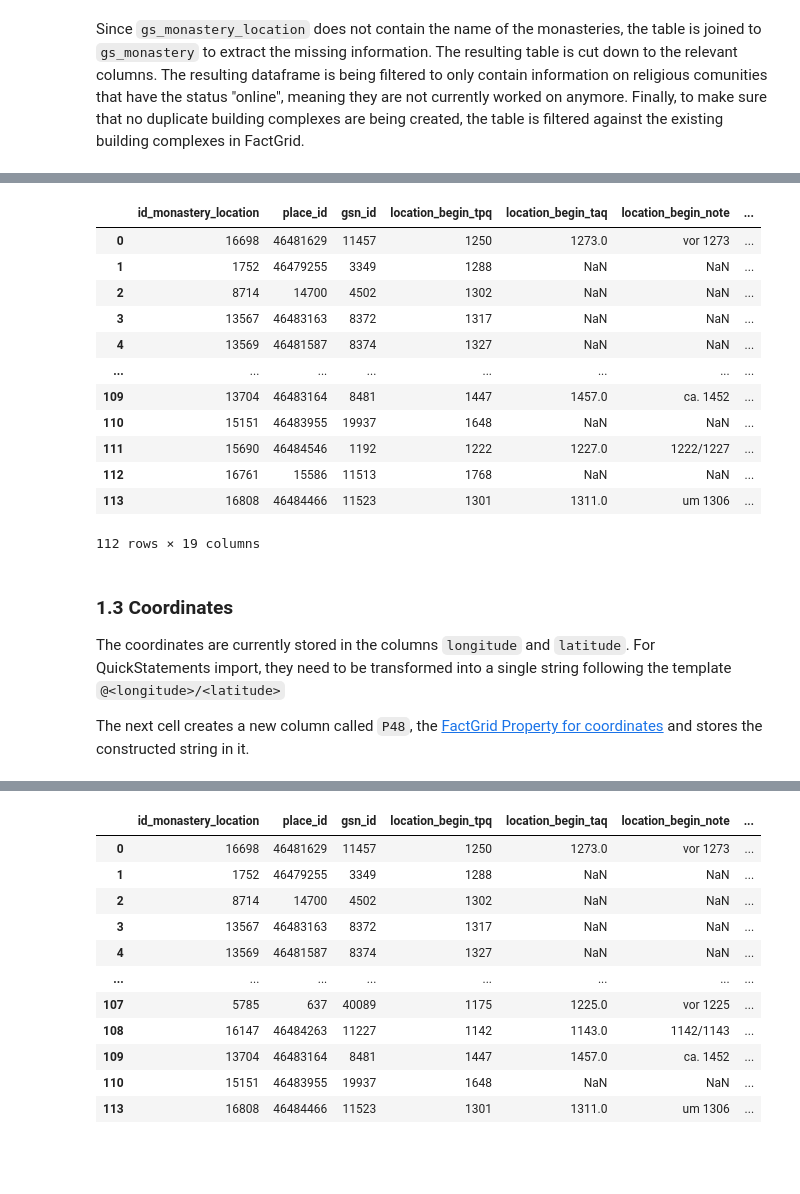
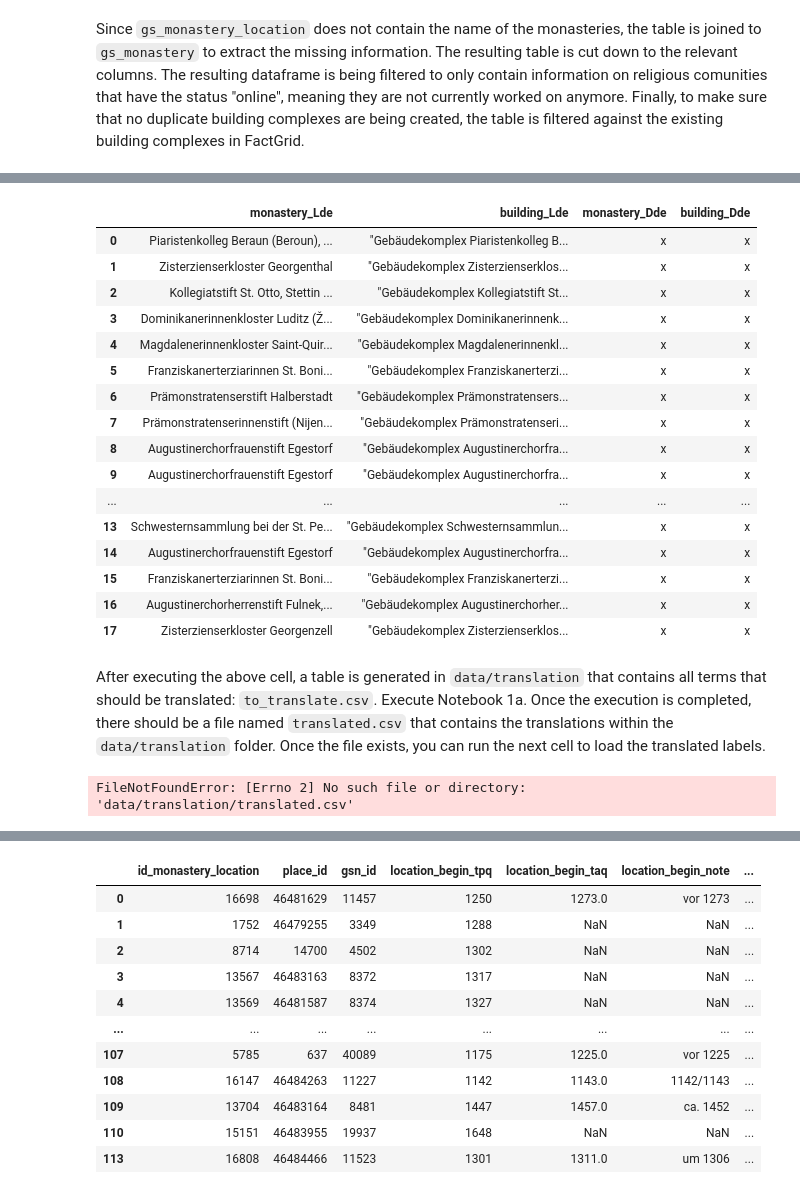
Before and after one commit to Germania-Sacra/DomVoc, a Jupyter notebook: 1 - Building Complexes.ipynb, the cells around one changed output, grey strips where cells are left out. Cells and saved outputs as stored; diff of their text form; code cells hidden in the pictures; blank space fills up the shorter version.

Commit message:
Finishing notebook 1 overhaul

```diff
--- a/1 - Building Complexes.ipynb
+++ b/1 - Building Complexes.ipynb
@@ -146,6 +141,0 @@ The descriptions of the new labels are generated using a rule-based approach:
-# %%
-from helper_functions import construct_description
-for index, row in prepared_df.iterrows():
-    prepared_df.loc[index, "Dde"] = construct_description(row["location_name"], row["monastery_name"], row["location_begin_taq"], row["location_begin_tpq"], row["location_end_taq"], row["location_end_tpq"])
-prepared_df["Dde"] = prepared_df["Dde"].apply(lambda x:f'\"{x}\"')
-prepared_df
@@ -176,29 +144,33 @@ The notebook `1a - translate.ipynb` offers functionality to automatically transl
 # %%
-to_translate = prepared_df[["monastery_name", 'Lde', 'Dde']].copy()
-to_translate["note"] = ""
+to_translate = prepared_df[["monastery_name", 'Lde']].copy()
+to_translate["note"] = "x"
+to_translate["Dde"] = "x"
 to_translate = to_translate.rename(columns={"Lde": "building_Lde", "Dde": "building_Dde", "monastery_name" : "monastery_Lde", "note": "monastery_Dde"})
 to_translate.to_csv("data/translation/to_translate.csv")
+to_translate
+# %% [output]
+|  | monastery_Lde | building_Lde | monastery_Dde | building_Dde |
+| 0 | Piaristenkolleg Beraun (Beroun), ... | "Gebäudekomplex Piaristenkolleg B... | x | x |
+| 1 | Zisterzienserkloster Georgenthal | "Gebäudekomplex Zisterzienserklos... | x | x |
+| 2 | Kollegiatstift St. Otto, Stettin ... | "Gebäudekomplex Kollegiatstift St... | x | x |
+| 3 | Dominikanerinnenkloster Luditz (Ž... | "Gebäudekomplex Dominikanerinnenk... | x | x |
+| 4 | Magdalenerinnenkloster Saint-Quir... | "Gebäudekomplex Magdalenerinnenkl... | x | x |
+| 5 | Franziskanerterziarinnen St. Boni... | "Gebäudekomplex Franziskanerterzi... | x | x |
+| 6 | Prämonstratenserstift Halberstadt | "Gebäudekomplex Prämonstratensers... | x | x |
+| 7 | Prämonstratenserinnenstift (Nijen... | "Gebäudekomplex Prämonstratenseri... | x | x |
+| 8 | Augustinerchorfrauenstift Egestorf | "Gebäudekomplex Augustinerchorfra... | x | x |
+| 9 | Augustinerchorfrauenstift Egestorf | "Gebäudekomplex Augustinerchorfra... | x | x |
+| ... | ... | ... | ... | ... |
+| 13 | Schwesternsammlung bei der St. Pe... | "Gebäudekomplex Schwesternsammlun... | x | x |
+| 14 | Augustinerchorfrauenstift Egestorf | "Gebäudekomplex Augustinerchorfra... | x | x |
+| 15 | Franziskanerterziarinnen St. Boni... | "Gebäudekomplex Franziskanerterzi... | x | x |
+| 16 | Augustinerchorherrenstift Fulnek,... | "Gebäudekomplex Augustinerchorher... | x | x |
+| 17 | Zisterzienserkloster Georgenzell | "Gebäudekomplex Zisterzienserklos... | x | x |
+# %% [markdown]
+After executing the above cell, a table is generated in `data/translation` that contains all terms that should be translated: `to_translate.csv`. Execute Notebook 1a. Once the execution is completed, there should be a file named `translated.csv` that contains the translations within the `data/translation` folder. Once the file exists, you can run the next cell to load the translated labels.
 # %%
 translated = pd.read_csv("data/translation/translated.csv")
 prepared_df["Len"] = translated["building_Len"].apply(lambda x:f'\"{x}\"')
-prepared_df["Den"] = translated["building_Den"].apply(lambda x:f'\"{x}\"')
 prepared_df
 # %% [output]
-|  | id_monastery_location | place_id | gsn_id | location_begin_tpq | location_begin_taq | location_begin_note | ... |
-| 0 | 16698 | 46481629 | 11457 | 1250 | 1273.0 | vor 1273 | ... |
-| 1 | 1752 | 46479255 | 3349 | 1288 | NaN | NaN | ... |
-| 2 | 8714 | 14700 | 4502 | 1302 | NaN | NaN | ... |
-| 3 | 13567 | 46483163 | 8372 | 1317 | NaN | NaN | ... |
-| 4 | 13569 | 46481587 | 8374 | 1327 | NaN | NaN | ... |
-| ... | ... | ... | ... | ... | ... | ... | ... |
-| 109 | 13704 | 46483164 | 8481 | 1447 | 1457.0 | ca. 1452 | ... |
-| 110 | 15151 | 46483955 | 19937 | 1648 | NaN | NaN | ... |
-| 111 | 15690 | 46484546 | 1192 | 1222 | 1227.0 | 1222/1227 | ... |
-| 112 | 16761 | 15586 | 11513 | 1768 | NaN | NaN | ... |
-| 113 | 16808 | 46484466 | 11523 | 1301 | 1311.0 | um 1306 | ... |
-112 rows × 19 columns
+FileNotFoundError: [Errno 2] No such file or directory: 'data/translation/translated.csv'
-# %% [markdown]
-### 1.3 Coordinates
-The coordinates are currently stored in the columns `longitude` and `latitude`. For QuickStatements import, they need to be transformed into a single string following the template `@<longitude>/<latitude>`
-
-The next cell creates a new column called `P48`, the [FactGrid Property for coordinates](https://database.factgrid.de/wiki/Property:P48) and stores the constructed string in it.
```
Also changed, not shown: parts of 23 cells of this notebook, 1 other file.
